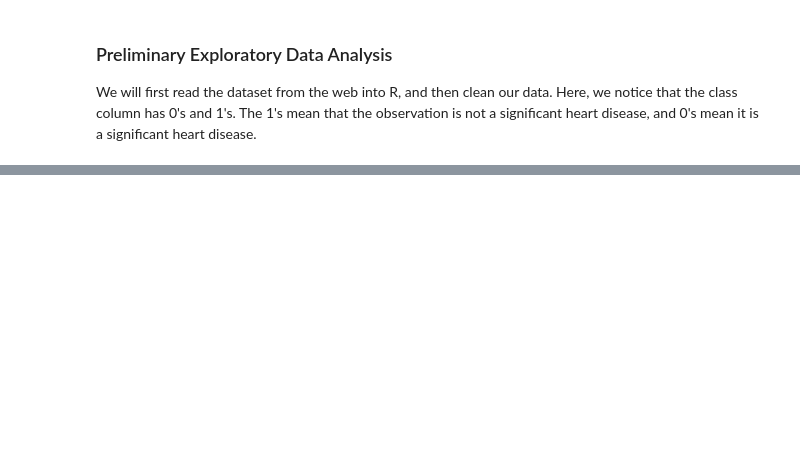
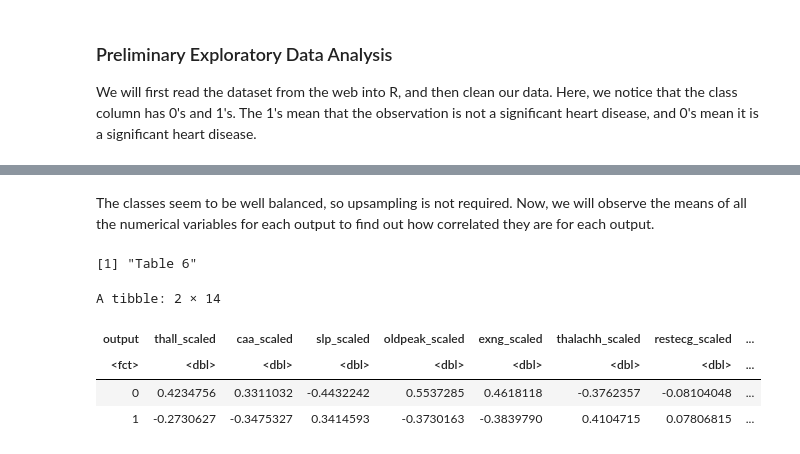
Before and after one commit to NISH-Original/Cancer-Analysis-Prediction, a Jupyter notebook: heart_attack.ipynb, the cells around one changed output, grey strips where cells are left out. Saved outputs shown, nothing was run; the diff lists cells and outputs as text; code cells hidden in the pictures; blank space fills up the shorter version.

```diff
--- a/heart_attack.ipynb
+++ b/heart_attack.ipynb
@@ -38,0 +158,16 @@ We will first read the dataset from the web into R, and then clean our data. Her
+# %% [markdown]
+The classes seem to be well balanced, so upsampling is not required. Now, we will observe the means of all the numerical variables for each output to find out how correlated they are for each output.
+# %%
+means <- heart_training |>
+            group_by(output) |>
+            summarize_at(vars(everything()), mean)
+
+print("Table 6")
+means
+# %% [output]
+[1] "Table 6"
+A tibble: 2 × 14
+| output | thall_scaled | caa_scaled | slp_scaled | oldpeak_scaled | exng_scaled | thalachh_scaled | restecg_scaled | ... |
+| <fct> | <dbl> | <dbl> | <dbl> | <dbl> | <dbl> | <dbl> | <dbl> | ... |
+| 0 | 0.4234756 | 0.3311032 | -0.4432242 | 0.5537285 | 0.4618118 | -0.3762357 | -0.08104048 | ... |
+| 1 | -0.2730627 | -0.3475327 | 0.3414593 | -0.3730163 | -0.3839790 | 0.4104715 | 0.07806815 | ... |
```
Also changed, not shown: parts of 12 cells of this notebook.
